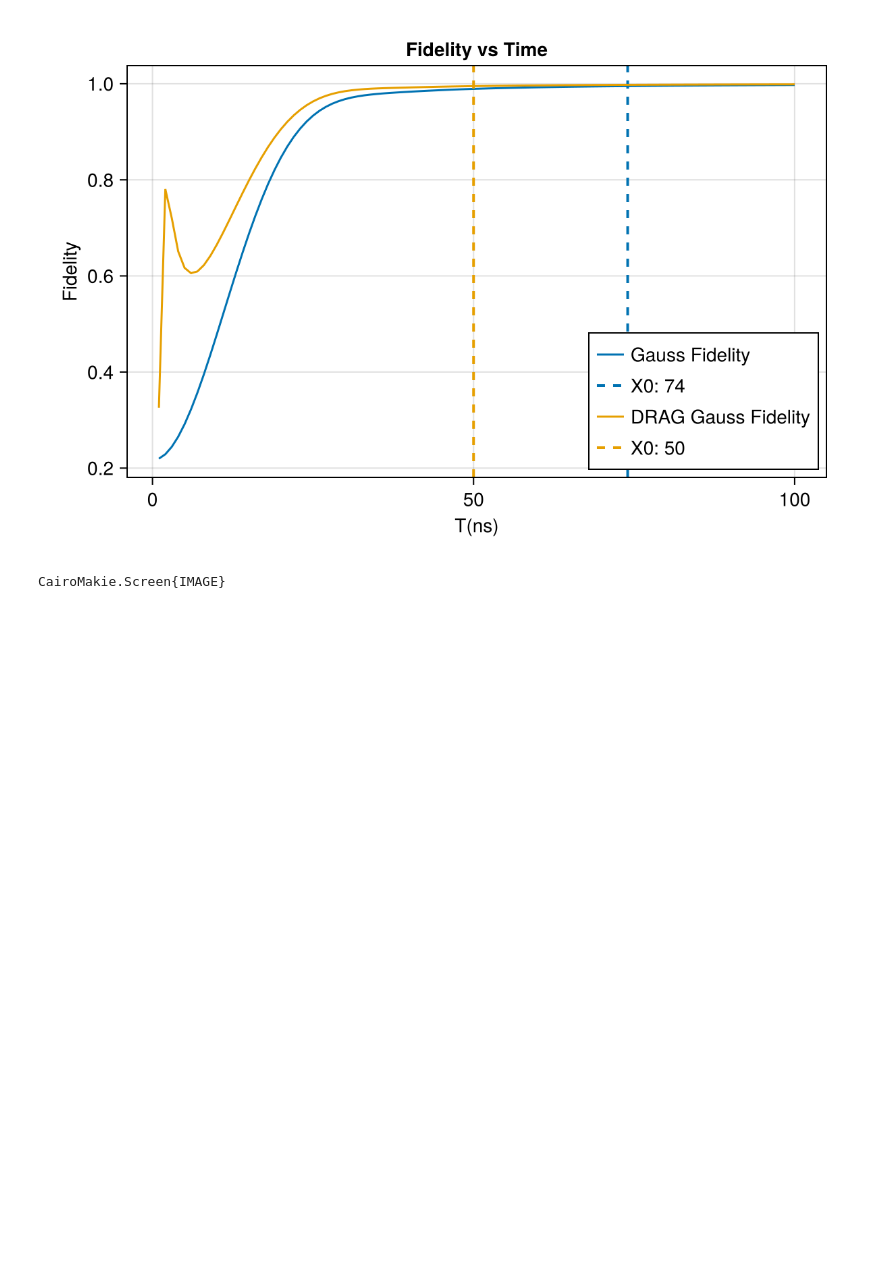
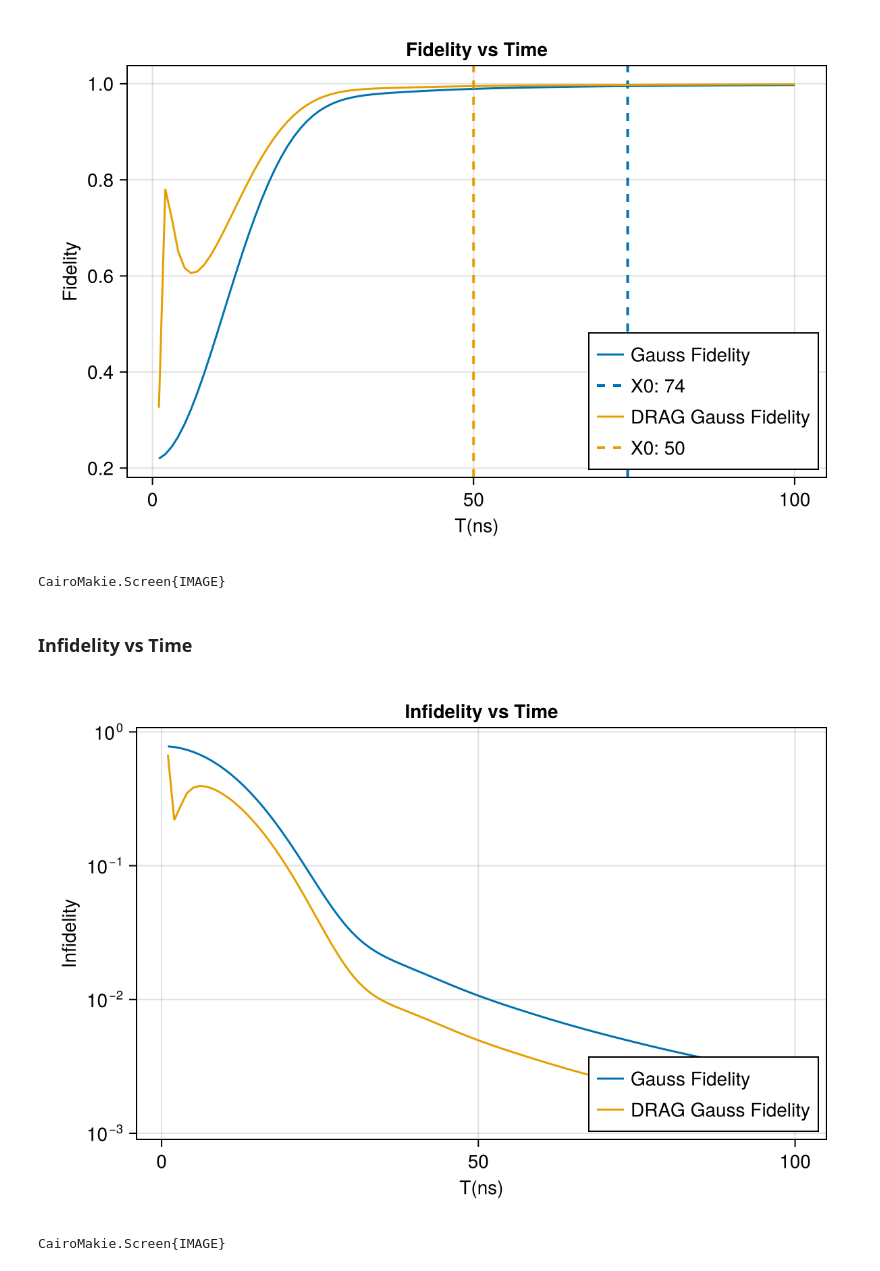
Before and after one commit to Ianborden/Quantum-APL, a Jupyter notebook: Final Project/Fidelity_vs_Time.ipynb, the cells around one changed output. Saved outputs shown, nothing was run; the diff lists cells and outputs as text; code cells hidden in the pictures; blank space fills up the shorter version.

```diff
--- a/Final Project/Fidelity_vs_Time.ipynb
+++ b/Final Project/Fidelity_vs_Time.ipynb
@@ -257,3 +288,17 @@ display(fig)
 # %% [output]
 [figure]
 CairoMakie.Screen{IMAGE}
+# %% [markdown]
+### Infidelity vs Time
+# %%
+tolerance = 0.995
+
+fig = Figure(size = (600, 400))
+ax = Axis(fig[1, 1], yscale = log10, title = "Infidelity vs Time", xlabel = "T(ns)", ylabel = "Infidelity")
+lines!(ax, 1 .- fids_gauss; label = "Gauss Fidelity")
+lines!(ax, 1 .- fids_DRAG_gauss; label = "DRAG Gauss Fidelity")
+axislegend(ax; position = :rb)
+display(fig)
+# %% [output]
+[figure, added]
+CairoMakie.Screen{IMAGE}
```
Also changed, not shown: parts of 20 cells of this notebook, 13 other files.
